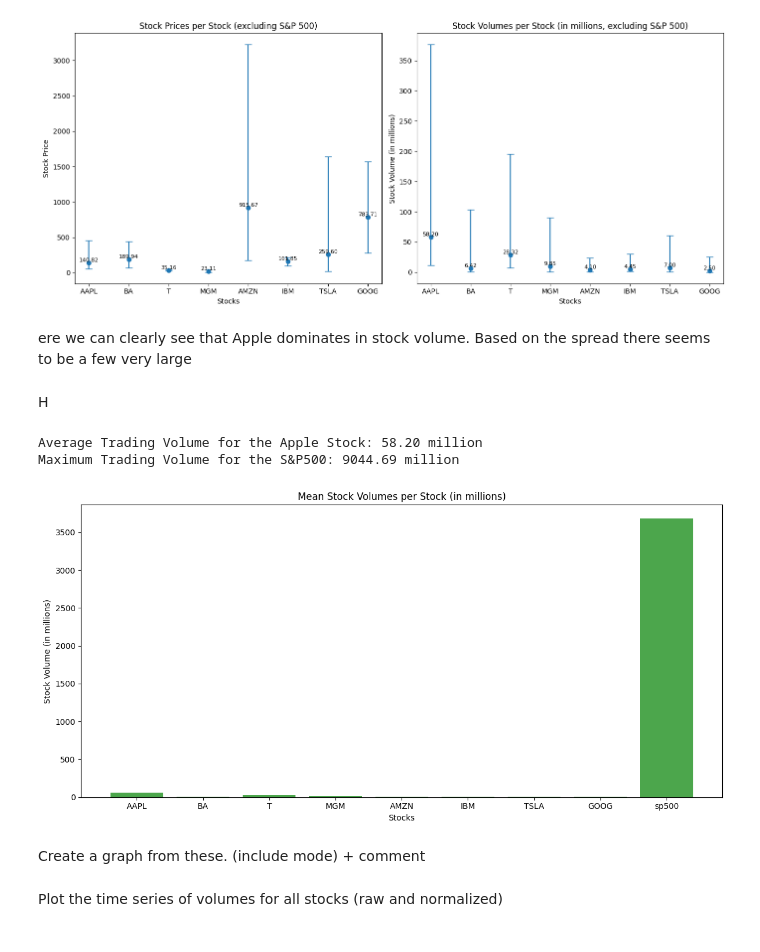
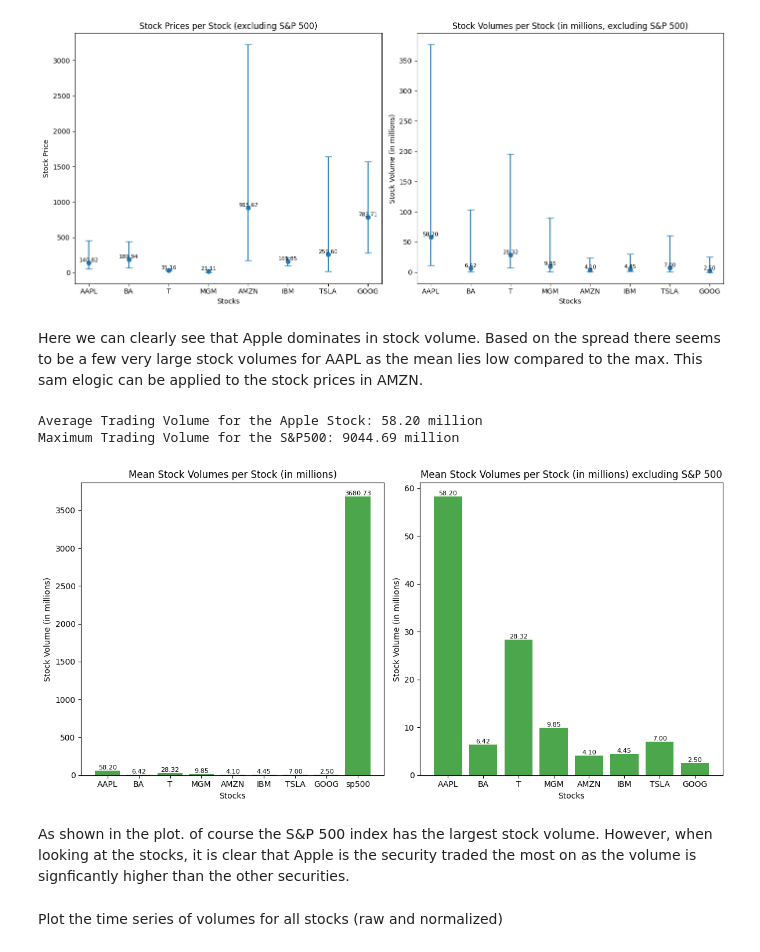
Before and after one commit to bubuzhang2002/Finance-with-Big-Data-PC-labs, a Jupyter notebook: PC labs/PC lab4.ipynb, the cells around one changed output. Cells and saved outputs as stored; diff of their text form; code cells hidden in the pictures.

```diff
--- a/PC labs/PC lab4.ipynb
+++ b/PC labs/PC lab4.ipynb
@@ -190,9 +190,7 @@ plt.show()
 # %% [output]
 [figure]
 # %% [markdown]
-ere we can clearly see that Apple dominates in stock volume. Based on the spread there seems to be a few very large
+Here we can clearly see that Apple dominates in stock volume. Based on the spread there seems to be a few very large stock volumes for AAPL as the mean lies low compared to the max. This sam elogic can be applied to the stock prices in AMZN.
-# %% [markdown]
-H
 # %%
 # What is the average trading volume for Apple stock
 AAPL_volume = mean_volume_millions['AAPL']
@@ -207,21 +205,38 @@ Maximum Trading Volume for the S&P500: 9044.69 million
 # %%
 # Which security is traded the most? Comment on your answer
 
-
+# Visualize plots
+plt.figure(figsize=(12, 6))
 
 # Bar chart for mean stock volumes in millions
-plt.figure(figsize=(12, 6))
+plt.subplot(1, 2, 1)
 plt.bar(stocks, mean_volume_millions, color='green', alpha=0.7)
 plt.xlabel('Stocks')
 plt.ylabel('Stock Volume (in millions)')
 plt.title('Mean Stock Volumes per Stock (in millions)')
 
+# Add labels for mean stock volumes including S&P 500
+for i, stock in enumerate(stocks):
+    plt.text(stock, mean_volume_millions[i], f'{mean_volume_millions[i]:.2f}', ha='center', va='bottom', fontsize=8)
+
+
+# Bar chart for mean stock volumes in millions (without S&P500)
+plt.subplot(1, 2, 2)
+plt.bar(stocks_no_sp500, mean_volume_millions_without_sp500, color='green', alpha=0.7)
+plt.xlabel('Stocks')
+plt.ylabel('Stock Volume (in millions)')
+plt.title('Mean Stock Volumes per Stock (in millions) excluding S&P 500')
+
+# Add labels for mean stock volumes excluding S&P 500
+for i, stock in enumerate(stocks_no_sp500):
+    plt.text(stock, mean_volume_millions_without_sp500[i], f'{mean_volume_millions_without_sp500[i]:.2f}', ha='center', va='bottom', fontsize=8)
+
 # Show the plot
 plt.tight_layout()
 plt.show()
 # %% [output]
-[figure, old version]
+[figure, new version]
-# %% [markdown]
-Create a graph from these. (include mode) + comment
+# %% [markdown]
+As shown in the plot. of course the S&P 500 index has the largest stock volume. However, when looking at the stocks, it is clear that Apple is the security traded the most on as the volume is signficantly higher than the other securities.
 # %% [markdown]
 Plot the time series of volumes for all stocks (raw and normalized)
```
Also changed, not shown: parts of 25 cells of this notebook.
